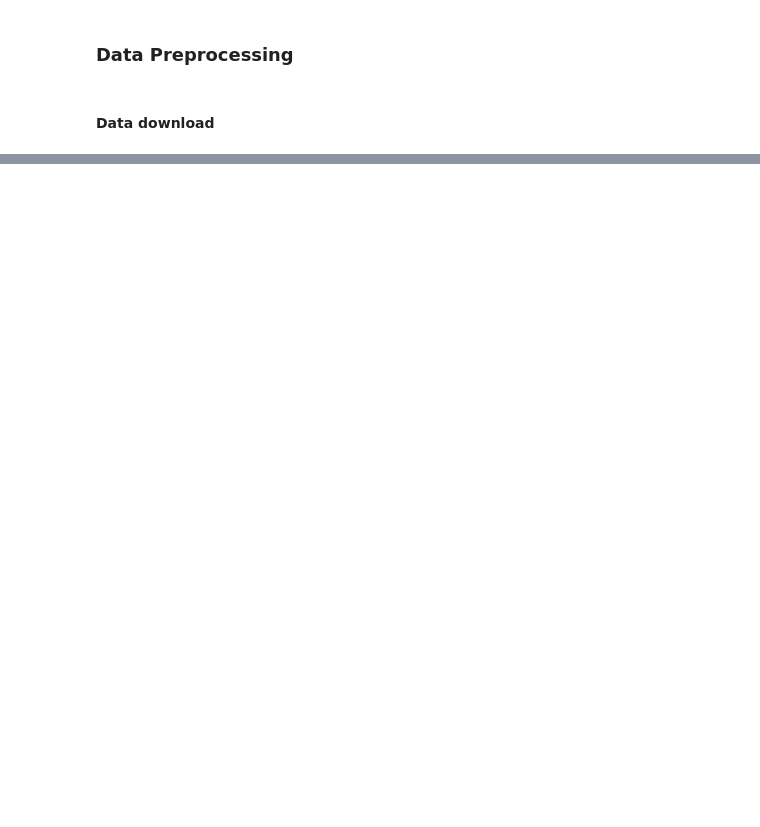
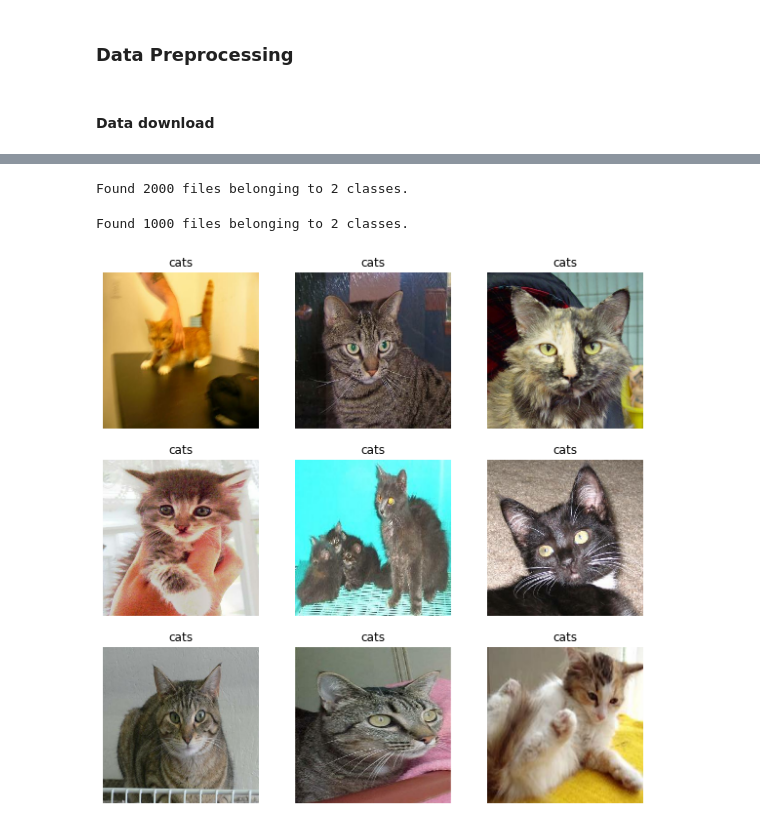
Before and after one commit to cswnote/tf25, a Jupyter notebook: tutorial Transfer learning and fine-tuning.ipynb, the cells around one changed output, grey strips where cells are left out. Cells and saved outputs as stored; diff of their text form; code cells hidden in the pictures; blank space fills up the shorter version.

```diff
--- a/tutorial Transfer learning and fine-tuning.ipynb
+++ b/tutorial Transfer learning and fine-tuning.ipynb
@@ -8,4 +13,7 @@ import tensorflow as tf
 # %% [markdown]
 #### Data download
 # %%
-os.getcwd()
+if platform.platform()[:3].lower() == 'win':
+    cache_subdir = 'D:/workspace/Pycharm/tf25/dataset/'
+elif platform.platform()[:3].lower() == 'mac':
+    cache_subdir = '/Users/rainyseason/winston/Workspace/python/Pycharm Project/tf25/cats_and_dogs/'
@@ -14,18 +24,6 @@ os.getcwd()
 # %%
 _URL = 'https://storage.googleapis.com/mledu-datasets/cats_and_dogs_filtered.zip'
 path_to_zip = tf.keras.utils.get_file('cats_and_dogs.zip',
-                                      cache_subdir='/Users/rainyseason/winston/Workspace/python/Pycharm Project/tf25/cats_and_dogs/',
+                                      cache_subdir=cache_subdir,
                                       origin=_URL, extract=True)
-PATH = os.path.join(os.path.dirname(path_to_zip), 'cats_and_dogs_filtered')
-
-train_dir = os.path.join(PATH, 'train')
-validation_dir = os.path.join(PATH, 'validation')
-
-BATCH_SIZE = 32
-IMG_SIZE = (160, 160)
-
-train_dataset = tf.keras.utils.image_dataset_from_directory(train_dir,
-                                                            shuffle=False,
-                                                            batch_size=BATCH_SIZE,
-                                                            image_size=IMG_SIZE)
 # %% [output]
@@ -32,0 +38,31 @@ Found 2000 files belonging to 2 classes.
+# %%
+shuffle=False
+# %%
+BATCH_SIZE = 32
+IMG_SIZE = (160, 160)
+
+train_dataset = tf.keras.utils.image_dataset_from_directory(train_dir,
+                                                            shuffle=shuffle,
+                                                            batch_size=BATCH_SIZE,
+                                                            image_size=IMG_SIZE)
+# %% [output]
+Found 2000 files belonging to 2 classes.
+# %%
+validation_dataset = tf.keras.utils.image_dataset_from_directory(validation_dir,
+                                                                shuffle=shuffle,
+                                                                batch_size=BATCH_SIZE,
+                                                                image_size=IMG_SIZE)
+# %% [output]
+Found 1000 files belonging to 2 classes.
+# %%
+class_names = train_dataset.class_names
+
+plt.figure(figsize=(10, 10))
+for images, labels in train_dataset.take(1):
+    for i in range(9):
+        ax = plt.subplot(3, 3, i + 1)
+        plt.imshow(images[i].numpy().astype('uint8'))
+        plt.title(class_names[labels[i].numpy()])
+        plt.axis('off')
+# %% [output]
+[figure, added]
```
Also changed, not shown: parts of 7 cells of this notebook, 2 other files.
